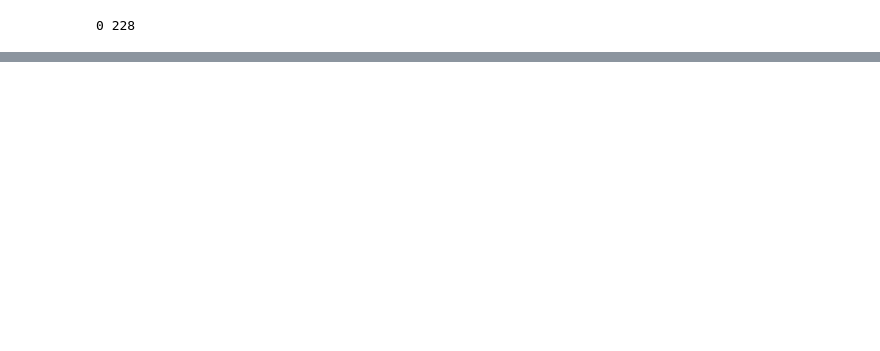
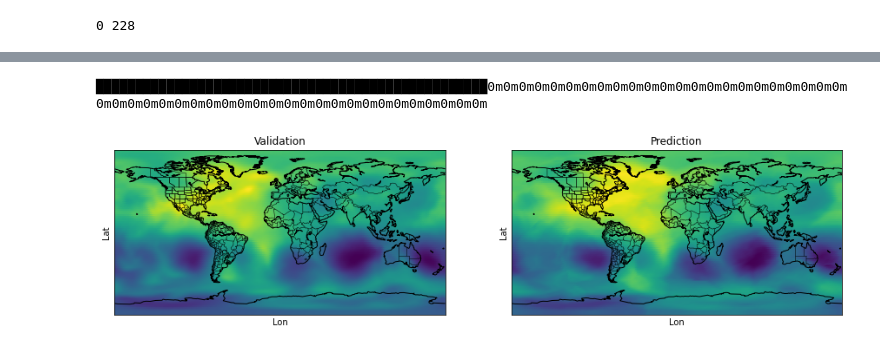
Before and after one commit to Cutwell/plymouth-university-proj518, a Jupyter notebook: saved_models/model-test.ipynb, the cells around one changed output, grey strips where cells are left out. Saved outputs shown, nothing was run; the diff lists cells and outputs as text; code cells hidden in the pictures; blank space fills up the shorter version.

```diff
--- a/saved_models/model-test.ipynb
+++ b/saved_models/model-test.ipynb
@@ -222,0 +139,64 @@ plt.show()
+# %%
+L = loadingbar.LoadingBar(df['Day'].max())
+
+# create a figure with two subplots
+fig, (ax1, ax2) = plt.subplots(1, 2, figsize=(15, 4))
+
+df_day = df[df['Day'] == df['Day'].min()]
+ax1.scatter(df_day['Lon'], df_day['Lat'], c=df_day['Chi'], cmap='viridis')
+
+test_df = df_day.drop(columns=['Chi'])
+wind_time_predicted = mirror(wind_time_model, test_df, yscaler)
+ax2.scatter(wind_time_predicted['Lon'], wind_time_predicted['Lat'], c=wind_time_predicted['Chi'], cmap='viridis')
+
+ax1.set_xlabel('Lon')
+ax1.set_ylabel('Lat')
+ax1.set_title("Validation")
+
+ax2.set_xlabel('Lon')
+ax2.set_ylabel('Lat')
+ax2.set_title("Prediction")
+
+mp1 = Basemap(ax=ax1)
+mp2 = Basemap(ax=ax2)
+
+def update(i):
+    L.update(1)
+
+    if i > 228:
+        i = 0
+
+    ax1.clear()
+    ax1.collections.clear()
+
+    ax2.clear()
+    ax2.collections.clear()
+
+    df_day = df[df['Day'] == i]
+    ax1.scatter(df_day['Lon'], df_day['Lat'], c=df_day['Chi'], cmap='viridis')
+    mp1.drawcoastlines()
+    mp1.drawstates()
+    mp1.drawcountries()
+
+    test_df = df_day.drop(columns=['Chi'])
+    wind_time_predicted = mirror(wind_time_model, test_df, yscaler)
+    ax2.scatter(wind_time_predicted['Lon'], wind_time_predicted['Lat'], c=wind_time_predicted['Chi'], cmap='viridis')
+    mp2.drawcoastlines()
+    mp2.drawstates()
+    mp2.drawcountries()
+
+    ax1.set_xlabel('Lon')
+    ax1.set_ylabel('Lat')
+    ax1.set_title("Validation")
+
+    ax2.set_xlabel('Lon')
+    ax2.set_ylabel('Lat')
+    ax2.set_title("Prediction")
+
+ani = animation.FuncAnimation(fig, update, frames=df['Day'].max(), interval=100, blit=False)
+ani.save("Validation vs Prediction.gif", writer="imagemagick")
+
+L.done()
+# %% [output]
+██████████████████████████████████████████████████0m0m0m0m0m0m0m0m0m0m0m0m0m0m0m0m0m0m0m0m0m0m0m0m0m0m0m0m0m0m0m0m0m0m0m0m0m0m0m0m0m0m0m0m0m0m0m0m
+[figure, added]
```
Also changed, not shown: parts of 10 cells of this notebook, 14 other files.
